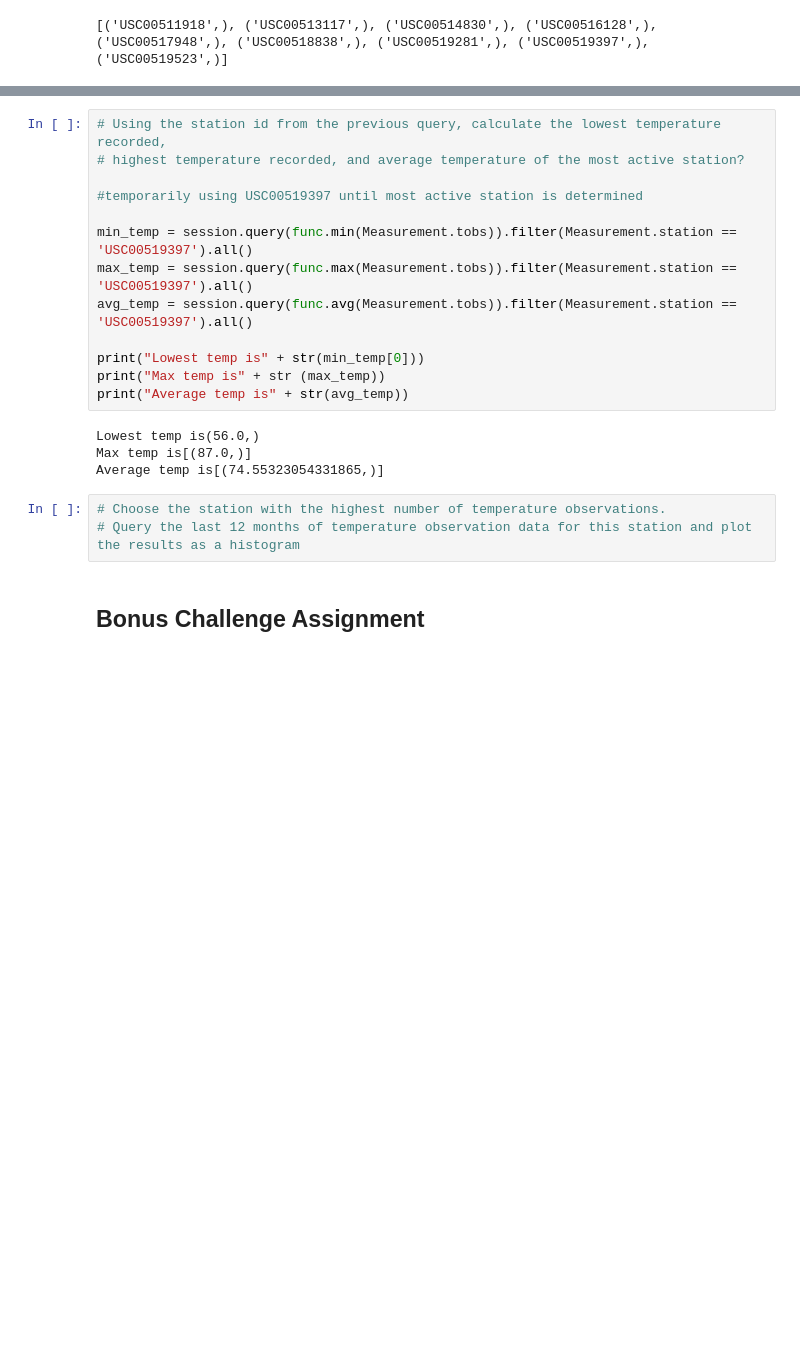
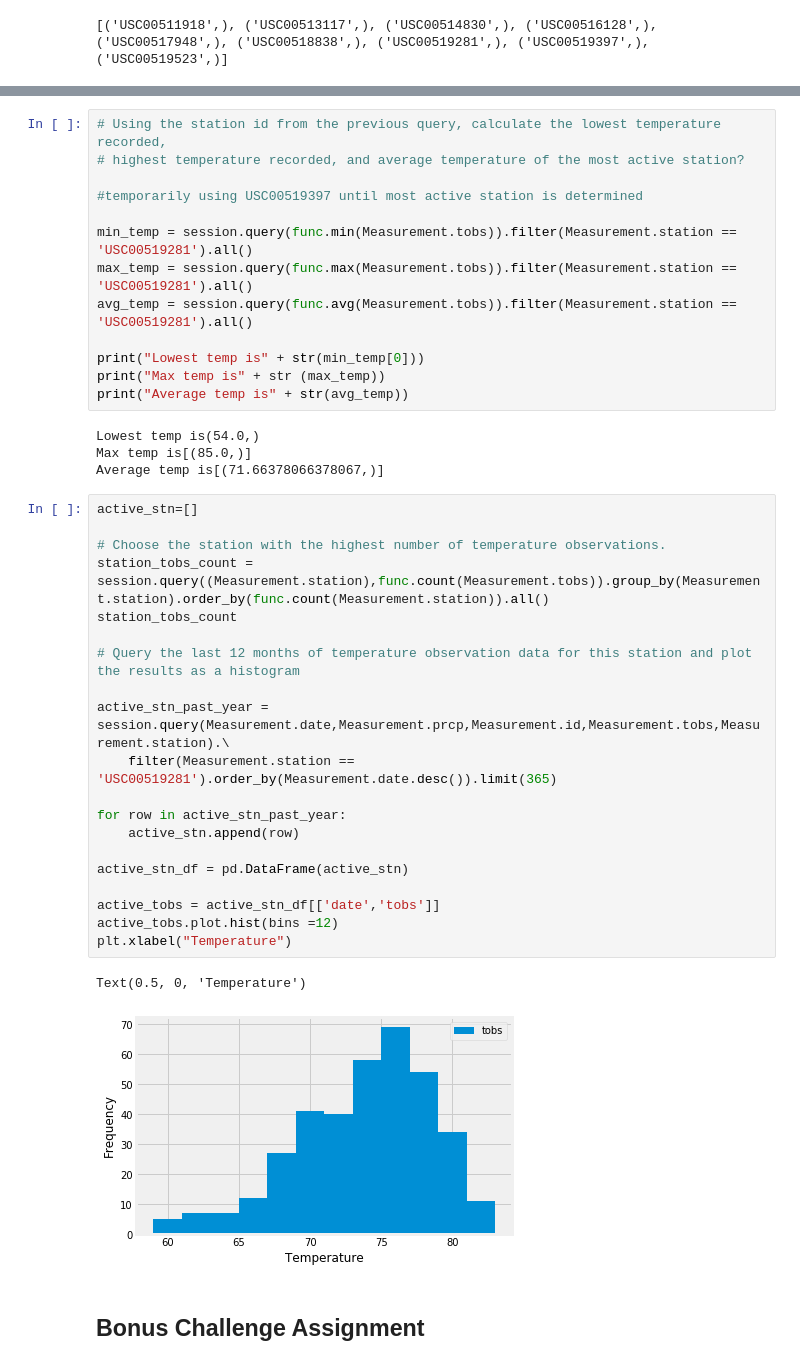
Before and after one commit to michaeltrias/sqlalchemy-challenge, a Jupyter notebook: climate_starter_MCT.ipynb, the cells around one changed output, grey strips where cells are left out. Drawn from its saved outputs; the diff is of its cells as text; blank space fills up the shorter version.

Commit message:
completed histogram

```diff
--- a/climate_starter_MCT.ipynb
+++ b/climate_starter_MCT.ipynb
@@ -153,20 +162,40 @@ session.query(func.count(Measurement.station)).all()
 
 #temporarily using USC00519397 until most active station is determined
 
-min_temp = session.query(func.min(Measurement.tobs)).filter(Measurement.station == 'USC00519397').all()
-max_temp = session.query(func.max(Measurement.tobs)).filter(Measurement.station == 'USC00519397').all()
-avg_temp = session.query(func.avg(Measurement.tobs)).filter(Measurement.station == 'USC00519397').all()
+min_temp = session.query(func.min(Measurement.tobs)).filter(Measurement.station == 'USC00519281').all()
+max_temp = session.query(func.max(Measurement.tobs)).filter(Measurement.station == 'USC00519281').all()
+avg_temp = session.query(func.avg(Measurement.tobs)).filter(Measurement.station == 'USC00519281').all()
 
 print("Lowest temp is" + str(min_temp[0]))
 print("Max temp is" + str (max_temp))
 print("Average temp is" + str(avg_temp))
 # %% [output]
-Lowest temp is(56.0,)
-Max temp is[(87.0,)]
-Average temp is[(74.55323054331865,)]
+Lowest temp is(54.0,)
+Max temp is[(85.0,)]
+Average temp is[(71.66378066378067,)]
 # %%
+active_stn=[]
+
 # Choose the station with the highest number of temperature observations.
+station_tobs_count = session.query((Measurement.station),func.count(Measurement.tobs)).group_by(Measurement.station).order_by(func.count(Measurement.station)).all()
+station_tobs_count
+
 # Query the last 12 months of temperature observation data for this station and plot the results as a histogram
+
+active_stn_past_year = session.query(Measurement.date,Measurement.prcp,Measurement.id,Measurement.tobs,Measurement.station).\
+    filter(Measurement.station == 'USC00519281').order_by(Measurement.date.desc()).limit(365)
+
+for row in active_stn_past_year:
+    active_stn.append(row)
+
+active_stn_df = pd.DataFrame(active_stn)
+
+active_tobs = active_stn_df[['date','tobs']]
+active_tobs.plot.hist(bins =12)
+plt.xlabel("Temperature")
+# %% [output]
+Text(0.5, 0, 'Temperature')
+[figure, added]
 # %% [markdown]
 ## Bonus Challenge Assignment
 # %%
```
Also changed, not shown: parts of 6 cells of this notebook.
